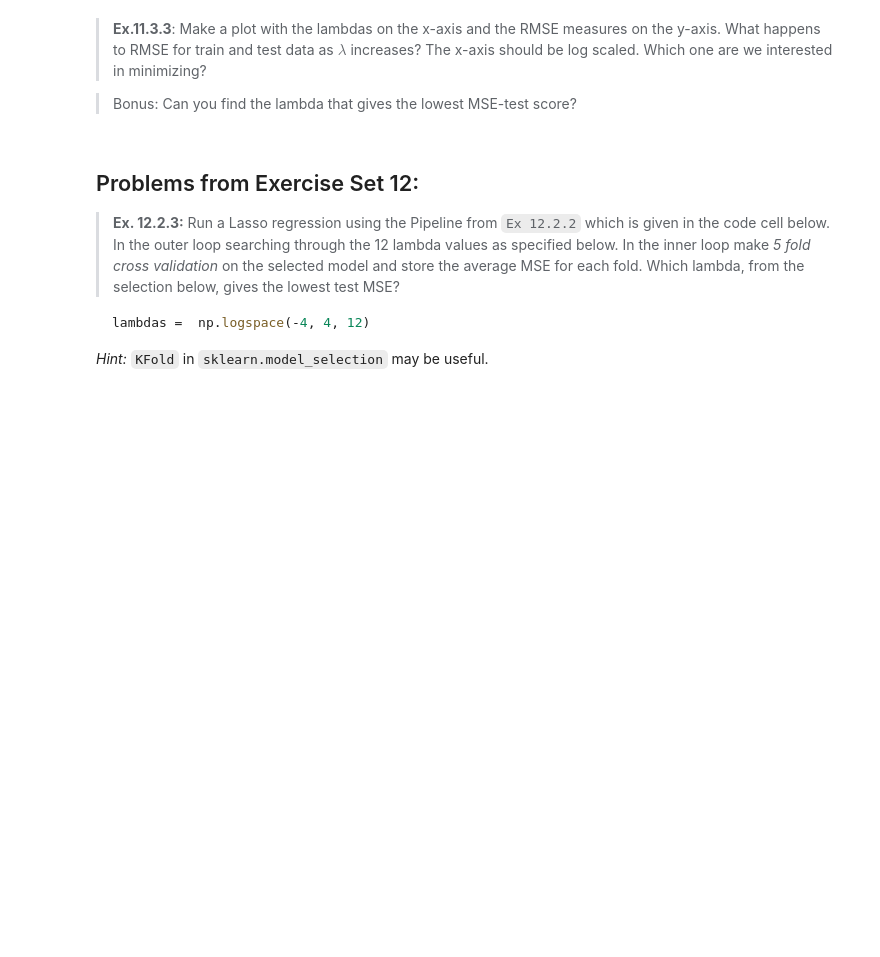
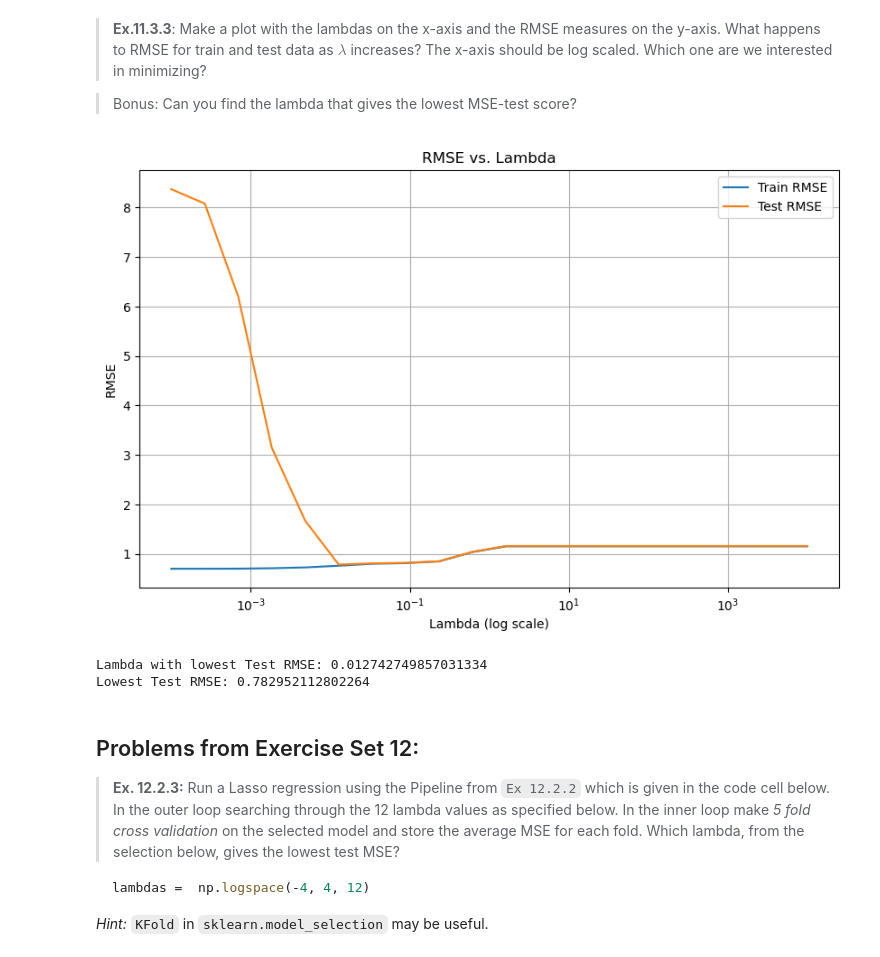
Before and after one commit to lealundjeppesen/kode_koner, a Jupyter notebook: assignment2/assignments_2.ipynb, the cells around one changed output. Saved outputs shown, nothing was run; the diff lists cells and outputs as text; code cells hidden in the pictures; blank space fills up the shorter version.

```diff
--- a/assignment2/assignments_2.ipynb
+++ b/assignment2/assignments_2.ipynb
@@ -433,3 +478,33 @@ raise NotImplementedError()
+# %%
+import matplotlib.pyplot as plt
+
+# Extract data for plotting
+lambda_values = [result['Lambda'] for result in output]
+train_rmse_values = [result['Train_RMSE'] for result in output]
+test_rmse_values = [result['Test_RMSE'] for result in output]
+
+# Plotting
+plt.figure(figsize=(10, 6))
+plt.semilogx(lambda_values, train_rmse_values, label='Train RMSE')
+plt.semilogx(lambda_values, test_rmse_values, label='Test RMSE')
+plt.xlabel('Lambda (log scale)')
+plt.ylabel('RMSE')
+plt.title('RMSE vs. Lambda')
+plt.legend()
+plt.grid()
+plt.show()
+
+# Find the lambda that gives the lowest Test RMSE
+min_test_rmse_idx = np.argmin(test_rmse_values)
+optimal_lambda = lambda_values[min_test_rmse_idx]
+optimal_test_rmse = test_rmse_values[min_test_rmse_idx]
+
+print('Lambda with lowest Test RMSE:', optimal_lambda)
+print('Lowest Test RMSE:', optimal_test_rmse)
+# %% [output]
+[figure, added]
+Lambda with lowest Test RMSE: 0.012742749857031334
+Lowest Test RMSE: 0.782952112802264
 # %% [markdown]
 ## Problems from Exercise Set 12:
 
```
Also changed, not shown: parts of 8 cells of this notebook, 1 other file.
